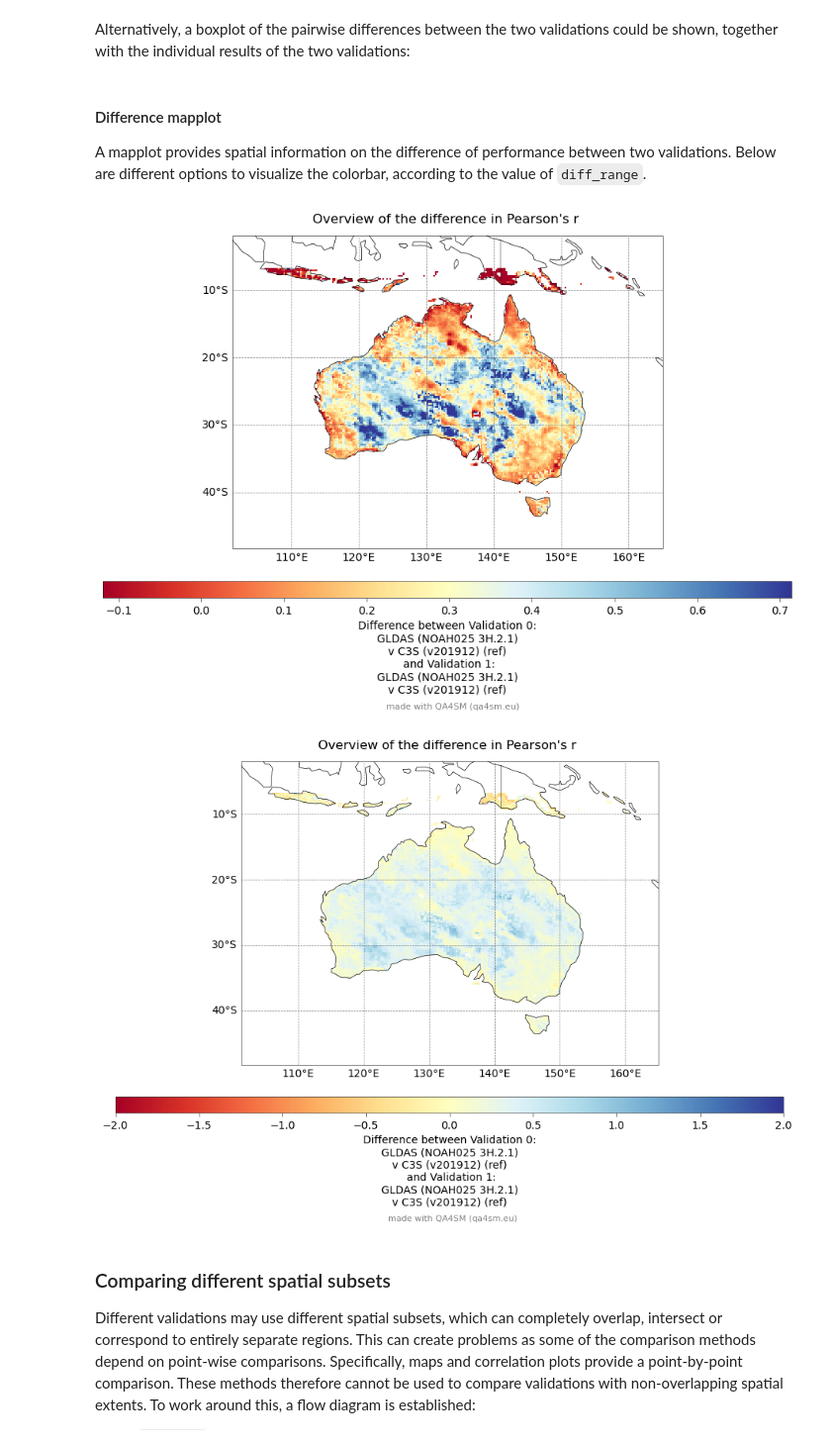
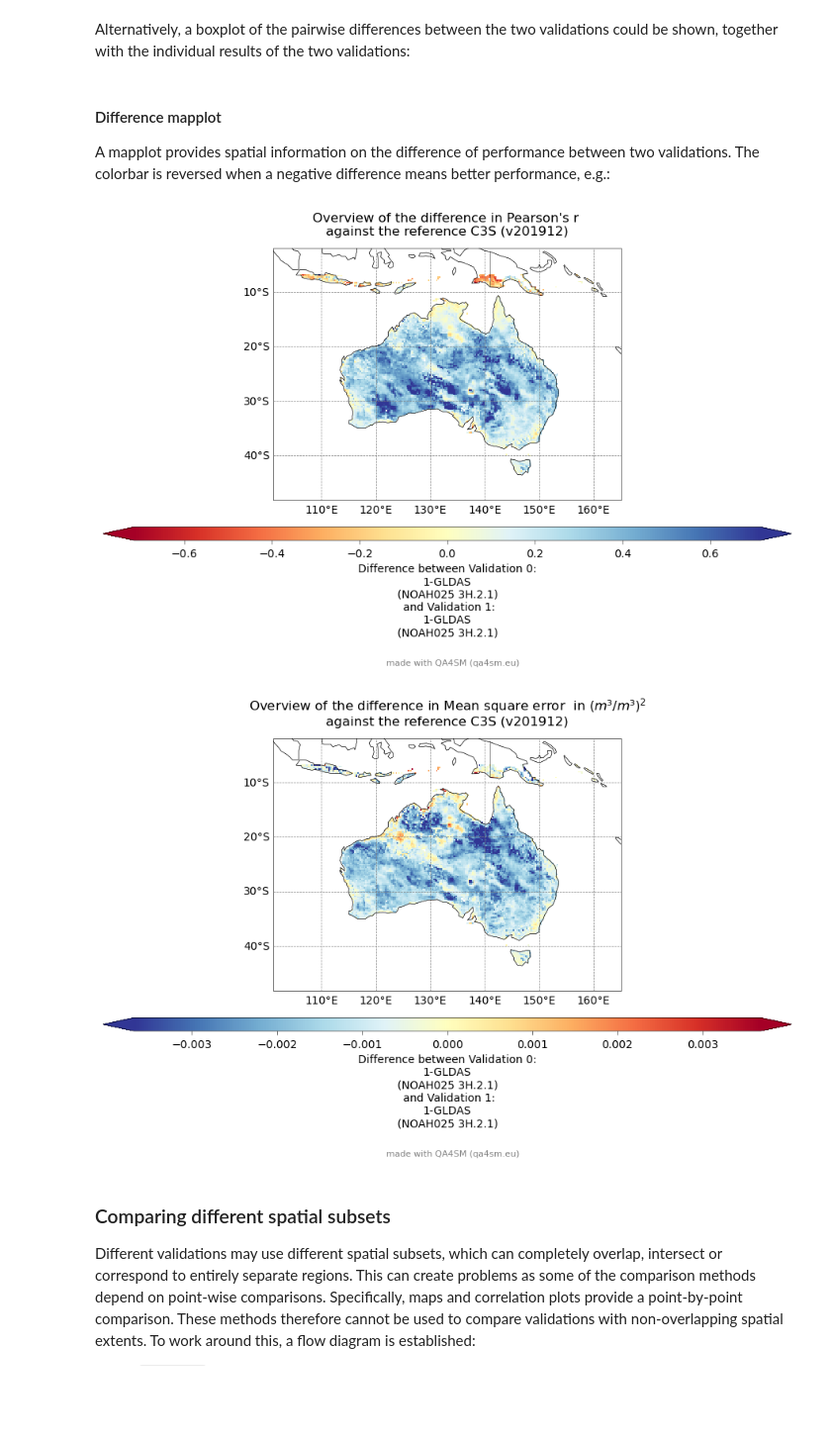
Before and after one commit to nfb2021/qa4sm-reader, a Jupyter notebook: docs/examples/Validation_comparison.ipynb, the cells around one changed output. Shown at 99% size. Saved outputs shown, nothing was run; the diff lists cells and outputs as text; code cells hidden in the pictures; blank space fills up the shorter version.

```diff
--- a/docs/examples/Validation_comparison.ipynb
+++ b/docs/examples/Validation_comparison.ipynb
@@ -109,18 +103,13 @@ Alternatively, a boxplot of the pairwise differences between the two validations
 # %% [markdown]
 #### Difference mapplot
 
-A mapplot provides spatial information on the difference of performance between two validations. Below are different options to visualize the colorbar, according to the value of `diff_range`.
+A mapplot provides spatial information on the difference of performance between two validations. The colorbar is reversed when a negative difference means better performance, e.g.:
-# %%
-# metric needs to be specified. 'adjusted' has the colorbar in the same range of the difference values
-comp.diff_mapplot('R', diff_range='adjusted')
-# %% [output]
-[figure, removed]
 # %%
-# metric needs to be specified. 'adjusted' has the colorbar going between fixed min and max, e.g.:
-# for Pearson'r r -> [-2, 2]
-comp.diff_mapplot('R', diff_range='fixed')
+comp.diff_mapplot('R')
+comp.diff_mapplot('mse')
 # %% [output]
-[figure, old version]
+[figure, new version]
+[figure, added]
 # %% [markdown]
 ### Comparing different spatial subsets
 
```
Also changed, not shown: parts of 16 cells of this notebook, 3 other files.
